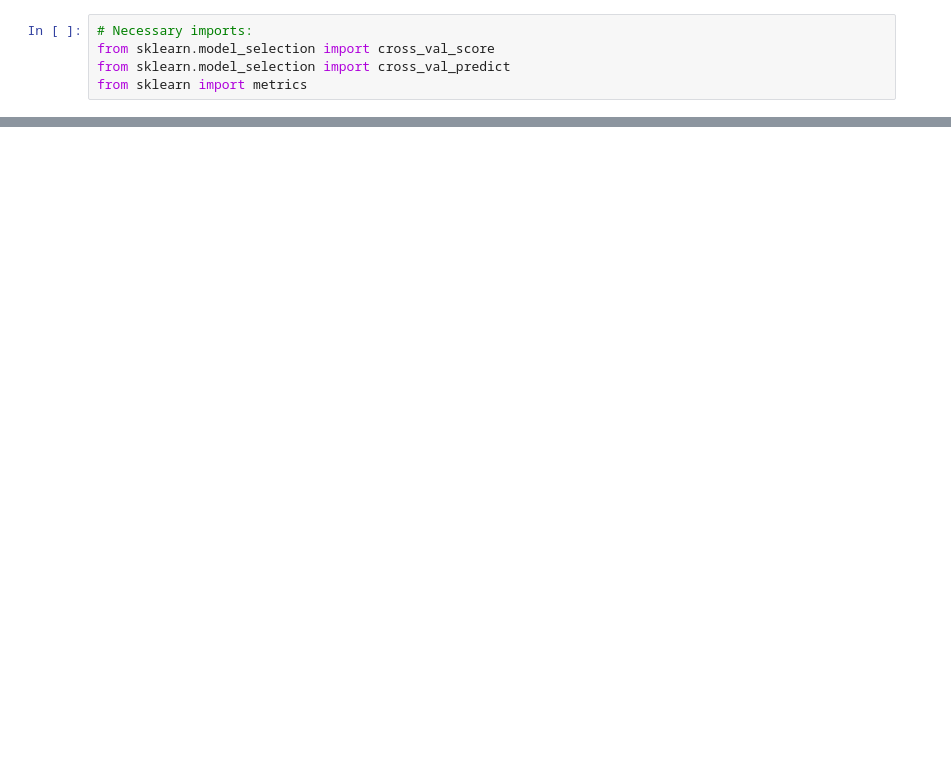
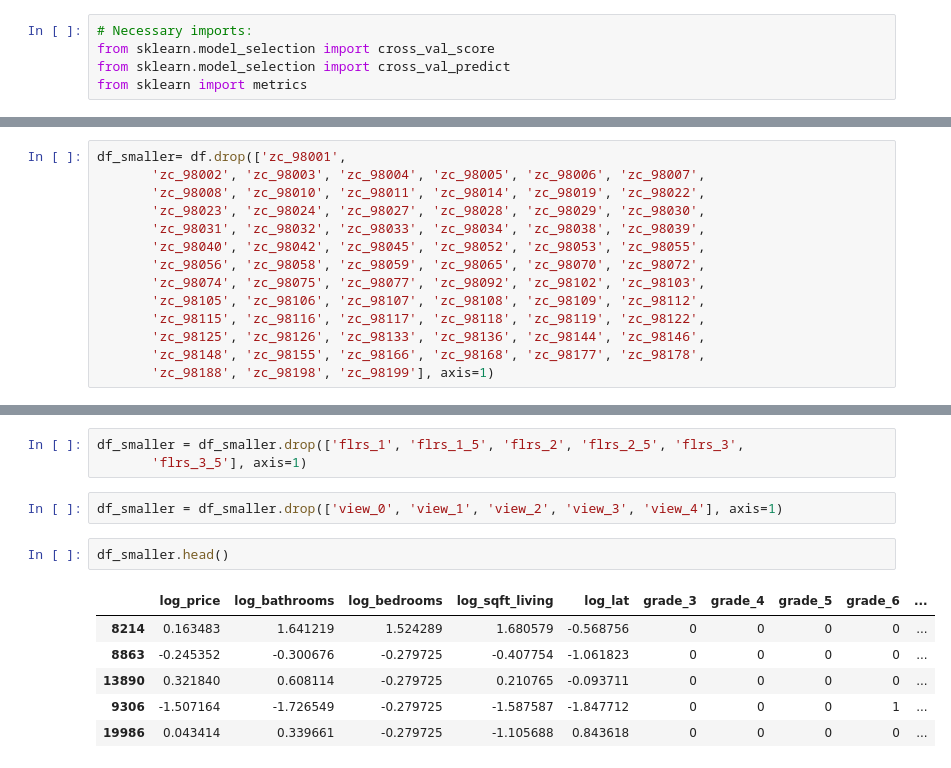
Before and after one commit to katiedave/dsc-1-final-project-online-ds-sp-000, a Jupyter notebook: PRACTICE NOTEBOOK.ipynb, the cells around one changed output, grey strips where cells are left out. Saved outputs shown, nothing was run; the diff lists cells and outputs as text; blank space fills up the shorter version.

```diff
--- a/PRACTICE NOTEBOOK.ipynb
+++ b/PRACTICE NOTEBOOK.ipynb
@@ -171,0 +179,14 @@ print('Test MSE:', test_mse)
+# %%
+df_smaller= df.drop(['zc_98001',
+       'zc_98002', 'zc_98003', 'zc_98004', 'zc_98005', 'zc_98006', 'zc_98007',
+       'zc_98008', 'zc_98010', 'zc_98011', 'zc_98014', 'zc_98019', 'zc_98022',
+       'zc_98023', 'zc_98024', 'zc_98027', 'zc_98028', 'zc_98029', 'zc_98030',
+       'zc_98031', 'zc_98032', 'zc_98033', 'zc_98034', 'zc_98038', 'zc_98039',
+       'zc_98040', 'zc_98042', 'zc_98045', 'zc_98052', 'zc_98053', 'zc_98055',
+       'zc_98056', 'zc_98058', 'zc_98059', 'zc_98065', 'zc_98070', 'zc_98072',
+       'zc_98074', 'zc_98075', 'zc_98077', 'zc_98092', 'zc_98102', 'zc_98103',
+       'zc_98105', 'zc_98106', 'zc_98107', 'zc_98108', 'zc_98109', 'zc_98112',
+       'zc_98115', 'zc_98116', 'zc_98117', 'zc_98118', 'zc_98119', 'zc_98122',
+       'zc_98125', 'zc_98126', 'zc_98133', 'zc_98136', 'zc_98144', 'zc_98146',
+       'zc_98148', 'zc_98155', 'zc_98166', 'zc_98168', 'zc_98177', 'zc_98178',
+       'zc_98188', 'zc_98198', 'zc_98199'], axis=1)
@@ -171,0 +202,14 @@ print('Test MSE:', test_mse)
+# %%
+df_smaller = df_smaller.drop(['flrs_1', 'flrs_1_5', 'flrs_2', 'flrs_2_5', 'flrs_3',
+       'flrs_3_5'], axis=1)
+# %%
+df_smaller = df_smaller.drop(['view_0', 'view_1', 'view_2', 'view_3', 'view_4'], axis=1)
+# %%
+df_smaller.head()
+# %% [output]
+|  | log_price | log_bathrooms | log_bedrooms | log_sqft_living | log_lat | grade_3 | grade_4 | grade_5 | grade_6 | ... |
+| 8214 | 0.163483 | 1.641219 | 1.524289 | 1.680579 | -0.568756 | 0 | 0 | 0 | 0 | ... |
+| 8863 | -0.245352 | -0.300676 | -0.279725 | -0.407754 | -1.061823 | 0 | 0 | 0 | 0 | ... |
+| 13890 | 0.321840 | 0.608114 | -0.279725 | 0.210765 | -0.093711 | 0 | 0 | 0 | 0 | ... |
+| 9306 | -1.507164 | -1.726549 | -0.279725 | -1.587587 | -1.847712 | 0 | 0 | 0 | 1 | ... |
+| 19986 | 0.043414 | 0.339661 | -0.279725 | -1.105688 | 0.843618 | 0 | 0 | 0 | 0 | ... |
```
Also changed, not shown: parts of 29 cells of this notebook, 1 other file.
